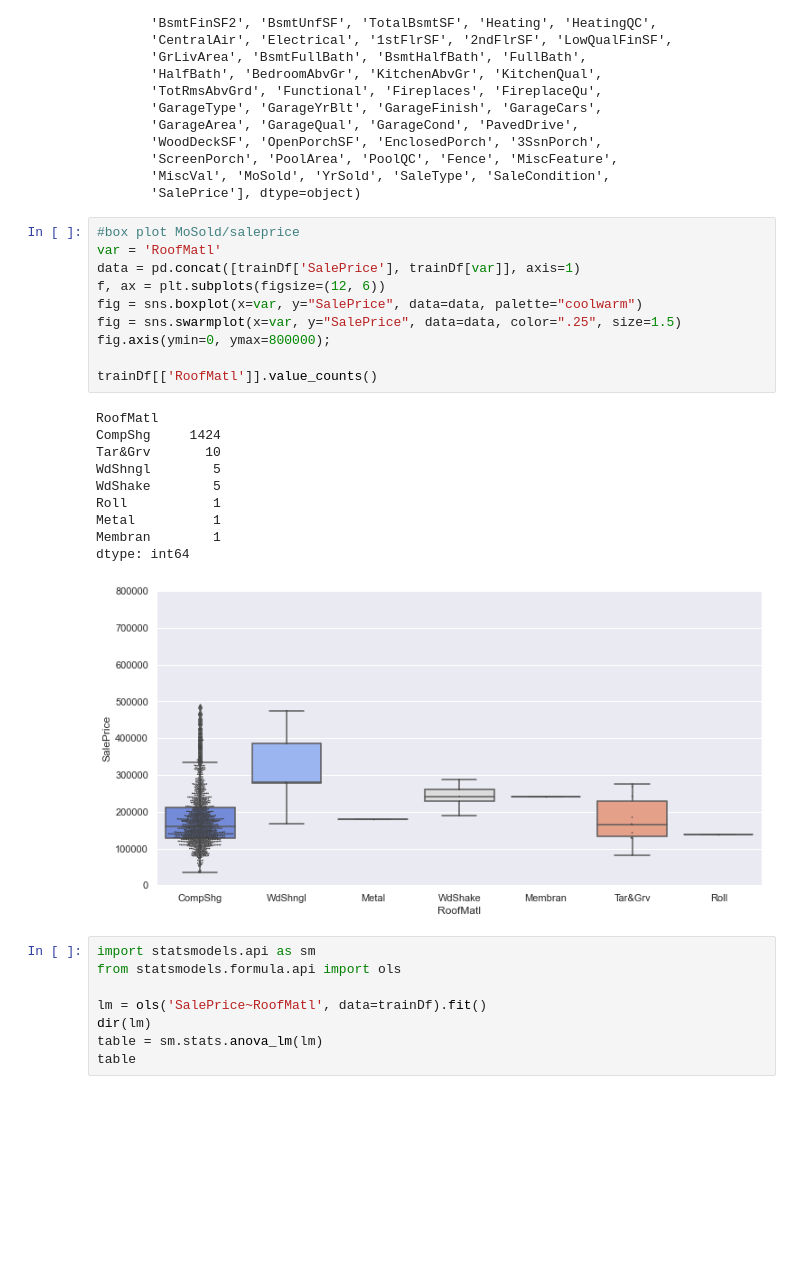
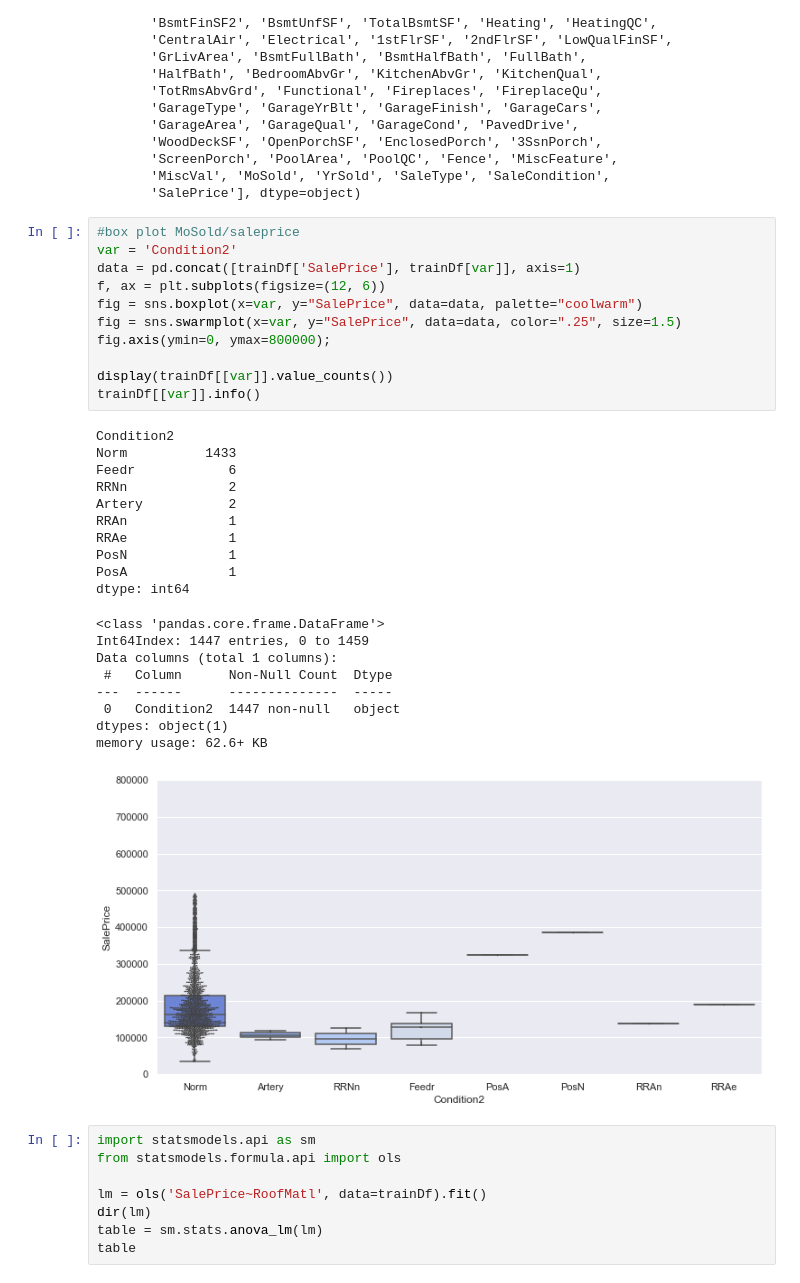
Before and after one commit to rvalusa2108/Scikit-Learn_Pipeline-House_Price_Prediction-Kaggle, a Jupyter notebook: house-prices-advanced-regression-techniques/House_Price_Prediction-AdvanceRegression.ipynb, the cells around one changed output. Saved outputs shown, nothing was run; the diff lists cells and outputs as text; blank space fills up the shorter version.

```diff
--- a/house-prices-advanced-regression-techniques/House_Price_Prediction-AdvanceRegression.ipynb
+++ b/house-prices-advanced-regression-techniques/House_Price_Prediction-AdvanceRegression.ipynb
@@ -608,25 +612,35 @@ array(['Id', 'MSSubClass', 'MSZoning', 'LotFrontage', 'LotArea', 'Street',
        'SalePrice'], dtype=object)
 # %%
 #box plot MoSold/saleprice
-var = 'RoofMatl'
+var = 'Condition2'
 data = pd.concat([trainDf['SalePrice'], trainDf[var]], axis=1)
 f, ax = plt.subplots(figsize=(12, 6))
 fig = sns.boxplot(x=var, y="SalePrice", data=data, palette="coolwarm")
 fig = sns.swarmplot(x=var, y="SalePrice", data=data, color=".25", size=1.5)
 fig.axis(ymin=0, ymax=800000);
 
-trainDf[['RoofMatl']].value_counts()
+display(trainDf[[var]].value_counts())
+trainDf[[var]].info()
 # %% [output]
-RoofMatl
-CompShg     1424
-Tar&Grv       10
-WdShngl        5
-WdShake        5
-Roll           1
-Metal          1
-Membran        1
+Condition2
+Norm          1433
+Feedr            6
+RRNn             2
+Artery           2
+RRAn             1
+RRAe             1
+PosN             1
+PosA             1
 dtype: int64
+<class 'pandas.core.frame.DataFrame'>
+Int64Index: 1447 entries, 0 to 1459
+Data columns (total 1 columns):
+ #   Column      Non-Null Count  Dtype
+---  ------      --------------  -----
+ 0   Condition2  1447 non-null   object
+dtypes: object(1)
+memory usage: 62.6+ KB
-[figure, old version]
+[figure, new version]
 # %%
 import statsmodels.api as sm
 from statsmodels.formula.api import ols
```
Also changed, not shown: parts of 14 cells of this notebook.
